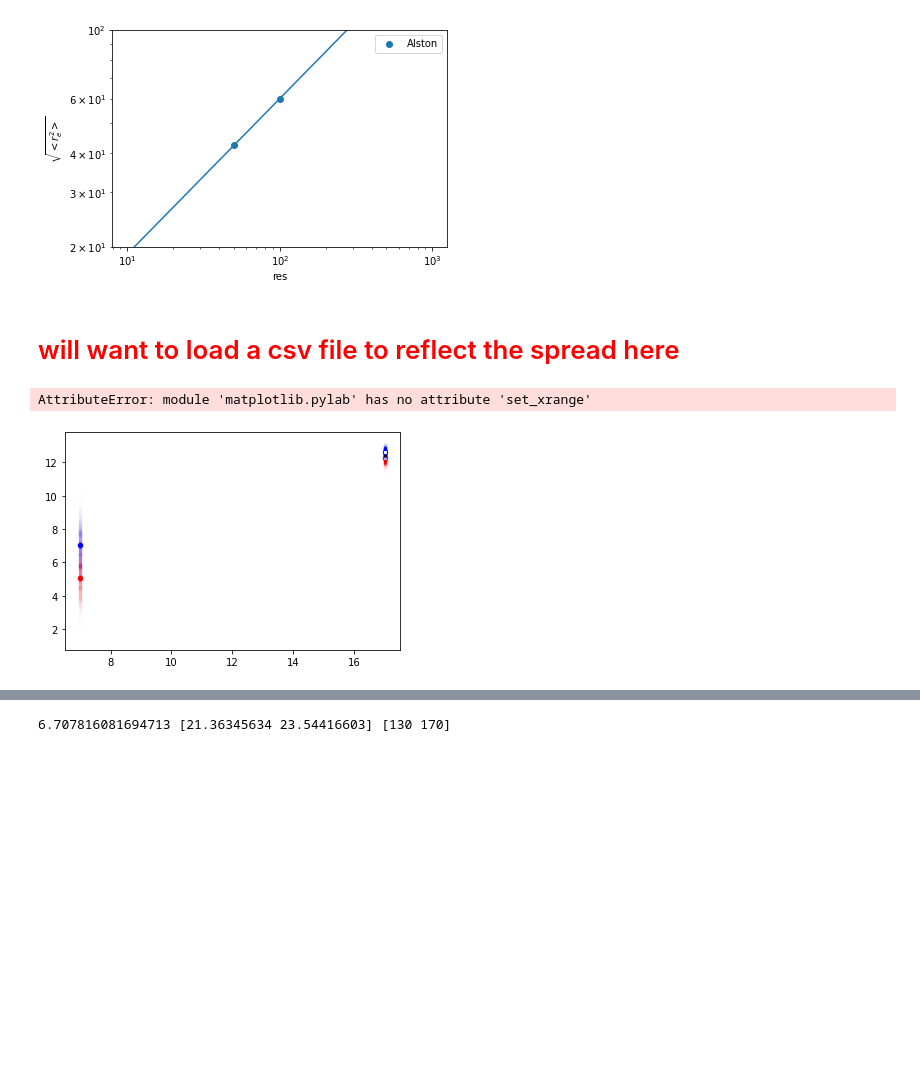
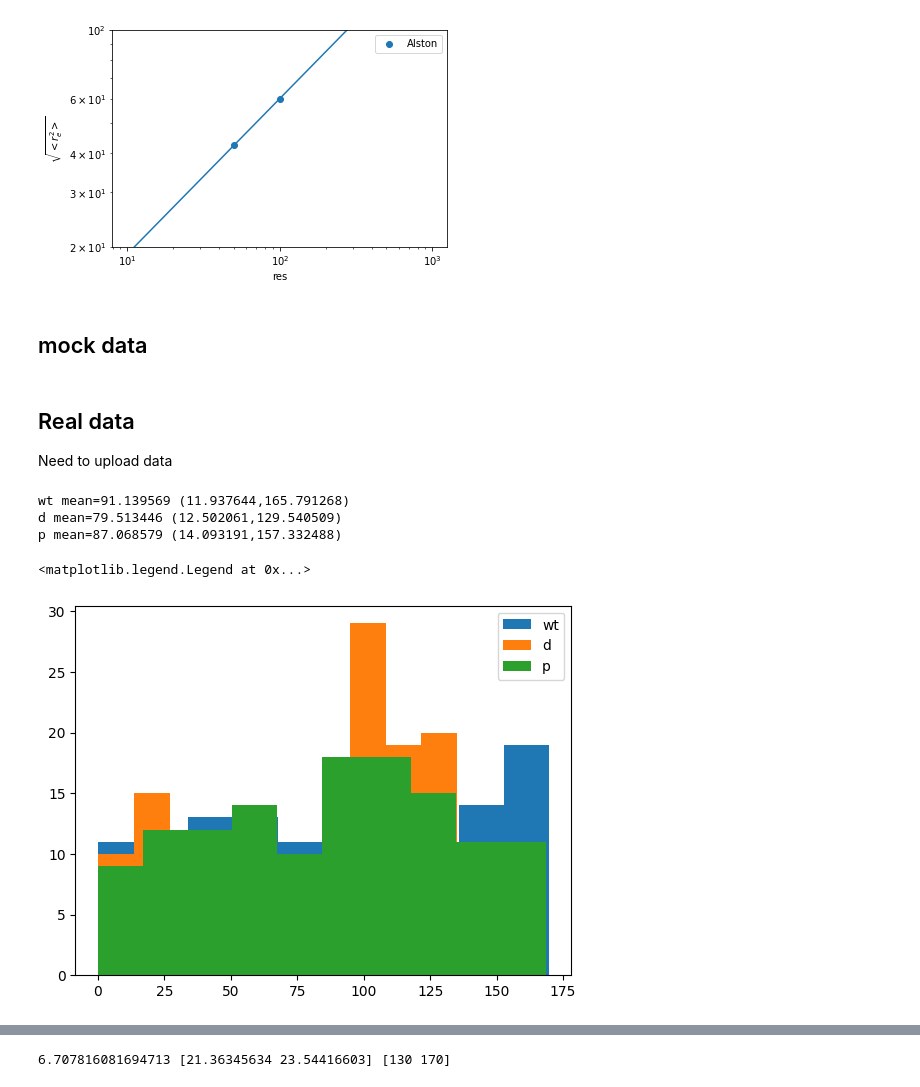
Before and after one commit to huskeypm/foldingML, a Jupyter notebook: ablim.ipynb, the cells around one changed output, grey strips where cells are left out. Drawn from its saved outputs; the diff is of its cells as text; code cells hidden in the pictures; blank space fills up the shorter version.

```diff
--- a/ablim.ipynb
+++ b/ablim.ipynb
@@ -363,10 +363,10 @@ plt.legend(loc=0)
 3.0071234017636335
 <matplotlib.legend.Legend at 0x...>
 [figure]
-# %% [markdown]
-# <font color=red>will want to load a csv file to reflect the spread here</font>
+# %% [markdown]
+## mock data
 # %%
-# draw random numbers from histogram
+#draw random numbers from histogram
 n = 1000
 r = np.random.randn(n)
 #$plt.hist(r)
@@ -376,25 +376,19 @@ r = np.random.randn(n)
 def func(v):
     return 10 + np.sqrt(v)
 
-
 ## RV 1
 rv = np.zeros([2,n])
 rv[0,:] = 7
 rv[1,:] = r+5
-
-### sim
-plt.scatter([rv[0,0]],[np.mean( rv[1,:] )],facecolor='red',s=20)
-plt.scatter(rv[0,:],rv[1,:],facecolor='red',s=10,alpha=0.005)
+rv1 = np.copy( rv )
 
 
-## extrap'd
 ev  = np.zeros_like(rv)
 ev[0,:] = 17
 ev[1,:] = func( rv[1,:] )
-plt.scatter(ev[0,:],ev[1,:],facecolor='red',s=10,alpha=0.005)
-plt.scatter([ev[0,0]],[np.mean( ev[1,:] )],facecolor='white',edgecolor='red',s=20)
 
-
+rv1 = np.copy( rv )
+ev1 = np.copy( ev )
 
 
 ## RV 2
@@ -405,15 +399,36 @@ rv[1,:] = r+7
 ev[0,:] = 17
 ev[1,:] = func( rv[1,:] )
 
-
-plt.scatter([rv[0,0]],[np.mean( rv[1,:] )],facecolor='blue',s=20)
-plt.scatter(rv[0,:],rv[1,:],facecolor='blue',s=10,alpha=0.005)
-
-## extrap'd
-plt.scatter(ev[0,:],ev[1,:],facecolor='blue',s=10,alpha=0.005)
-plt.scatter([ev[0,0]],[np.mean( ev[1,:] )],facecolor='white',edgecolor='blue',s=20)
-
-plt.set_xrange([0,20])
+rv2 = np.copy( rv )
+ev2 = np.copy( ev )
-# %% [output]
-AttributeError: module 'matplotlib.pylab' has no attribute 'set_xrange'
-[figure, removed]
+# %% [markdown]
+## Real data
+Need to upload data
+# %%
+data = dict()
+data['wt'] = np.loadtxt('built_wt_Re_Cterm.csv')
+data['d'] = np.loadtxt('built_s450d_s452d_R_e_Cterm.csv')
+data['p'] = np.loadtxt('built_s450pS_s452pS_R_e_Cterm.csv')
+
+
+for key in data.keys():
+    sorted_data = np.sort(data[key])
+    # Calculate the 5th percentile
+    p5 = np.percentile(sorted_data, 5)
+
+    # Calculate the 95th percentile
+    p95 = np.percentile(sorted_data, 95)
+    plt.hist(data[key],label=key)
+
+    # report
+    print(f"{key} mean=%f (%f,%f)"%
+          (np.mean(data[key]),p5,p95)
+    )
+
+plt.legend(loc=0)
+# %% [output]
+wt mean=91.139569 (11.937644,165.791268)
+d mean=79.513446 (12.502061,129.540509)
+p mean=87.068579 (14.093191,157.332488)
+<matplotlib.legend.Legend at 0x...>
+[figure, added]
```
Also changed, not shown: parts of 4 cells of this notebook.
